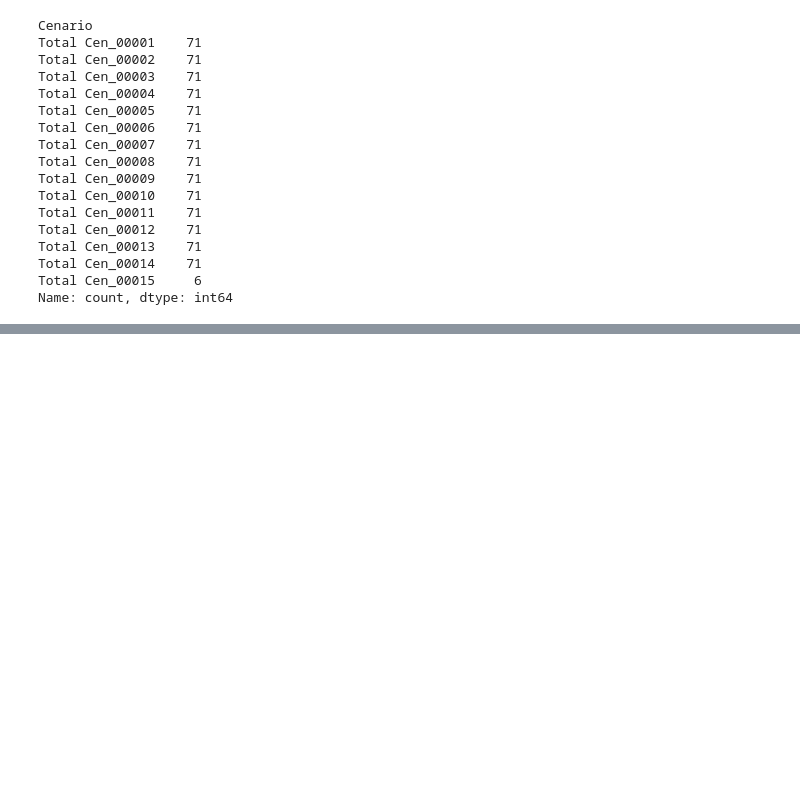
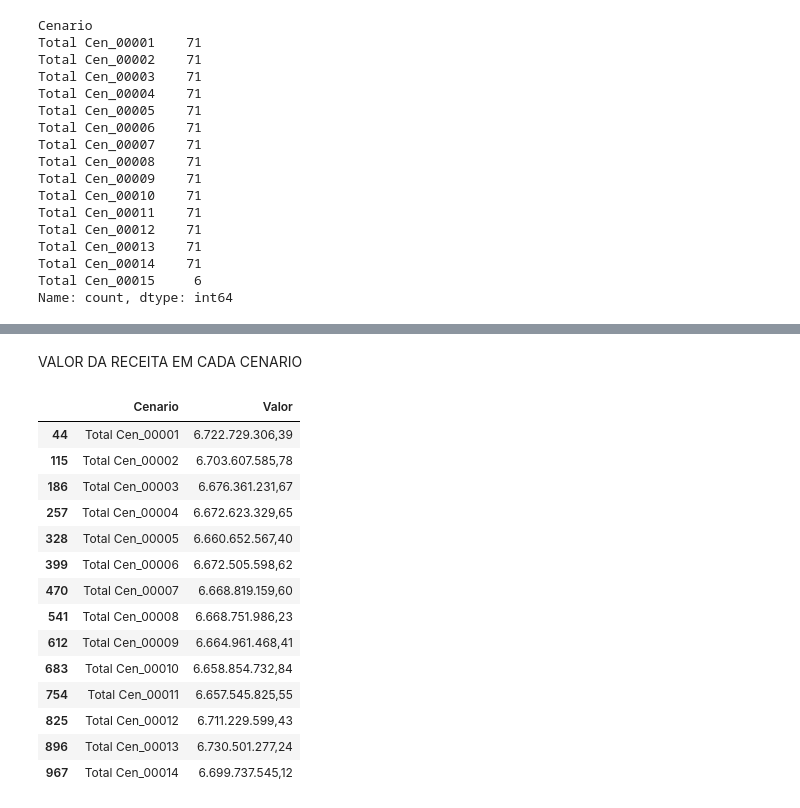
Before and after one commit to 2026-2-NCC4/Projeto1, a Jupyter notebook: notebooks/01_exploracao.ipynb, the cells around one changed output, grey strips where cells are left out. Saved outputs shown, nothing was run; the diff lists cells and outputs as text; code cells hidden in the pictures; blank space fills up the shorter version.

```diff
--- a/notebooks/01_exploracao.ipynb
+++ b/notebooks/01_exploracao.ipynb
@@ -192,0 +254,24 @@ Name: count, dtype: int64
+# %% [markdown]
+VALOR DA RECEITA EM CADA CENARIO
+# %%
+#VALOR DA RECEITA EM CADA CENARIO
+df_amostra[
+    df_amostra["Conta"] == "DRE - Receita"
+][["Cenario", "Valor"]] #mostra o valor da receita em cada cenario, para ver se tem alguma diferença entre os cenarios
+#resultado: ela fica em torno de R$ 6,66–6,73 bilhões, então existe uma variação relativamente pequena, mas real, entre as simulações.
+# %% [output]
+|  | Cenario | Valor |
+| 44 | Total Cen_00001 | 6.722.729.306,39 |
+| 115 | Total Cen_00002 | 6.703.607.585,78 |
+| 186 | Total Cen_00003 | 6.676.361.231,67 |
+| 257 | Total Cen_00004 | 6.672.623.329,65 |
+| 328 | Total Cen_00005 | 6.660.652.567,40 |
+| 399 | Total Cen_00006 | 6.672.505.598,62 |
+| 470 | Total Cen_00007 | 6.668.819.159,60 |
+| 541 | Total Cen_00008 | 6.668.751.986,23 |
+| 612 | Total Cen_00009 | 6.664.961.468,41 |
+| 683 | Total Cen_00010 | 6.658.854.732,84 |
+| 754 | Total Cen_00011 | 6.657.545.825,55 |
+| 825 | Total Cen_00012 | 6.711.229.599,43 |
+| 896 | Total Cen_00013 | 6.730.501.277,24 |
+| 967 | Total Cen_00014 | 6.699.737.545,12 |
```
Also changed, not shown: parts of 12 cells of this notebook.
